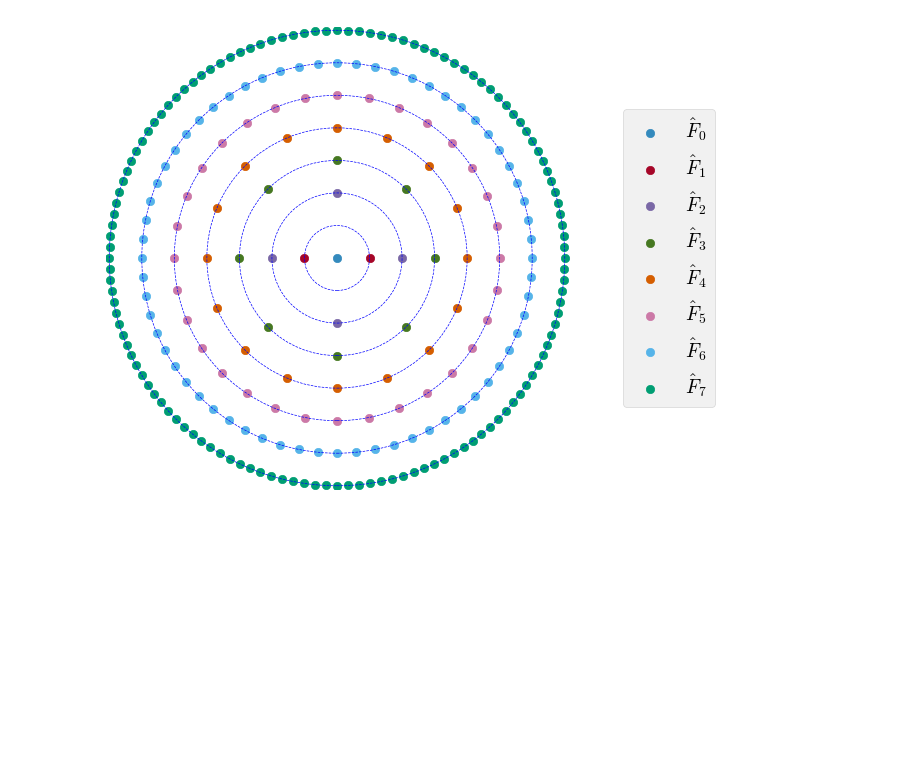
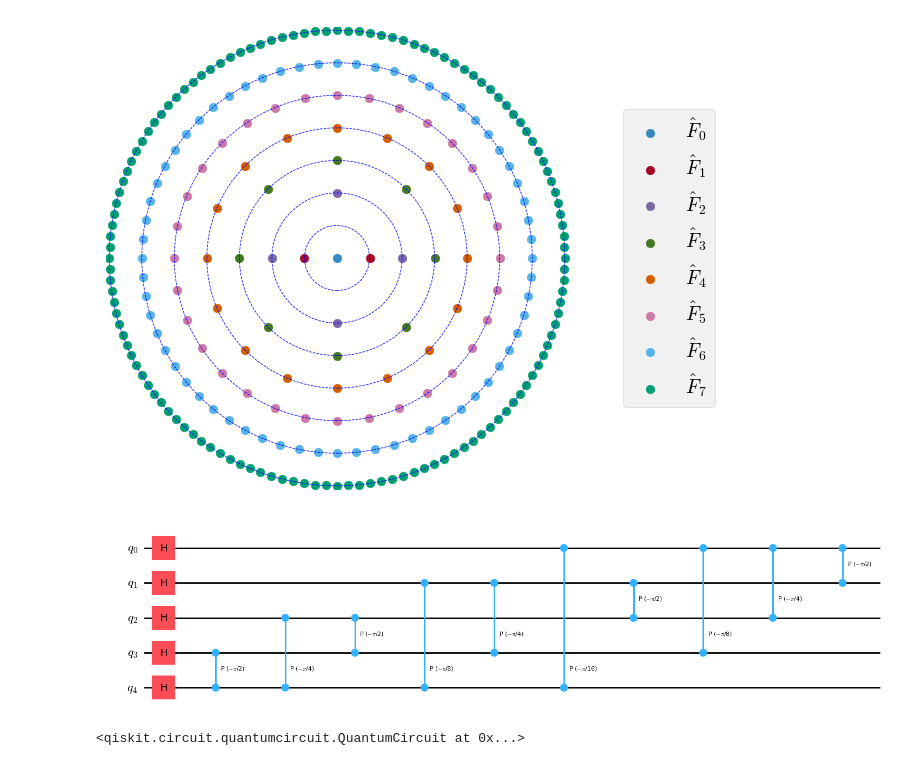
Before and after one commit to SolemnShark871/YAItQC, a Jupyter notebook: Chapters/Demos/f_indices.ipynb, the cells around one changed output. Saved outputs shown, nothing was run; the diff lists cells and outputs as text; code cells hidden in the pictures; blank space fills up the shorter version.

Commit message:
#13 added a diagram

```diff
--- a/Chapters/Demos/f_indices.ipynb
+++ b/Chapters/Demos/f_indices.ipynb
@@ -54,3 +82,51 @@ plt.show()
  5.89048623 5.93957361 5.988661   6.03774838 6.08683577 6.13592315
  6.18501054 6.23409792]
 [figure]
+# %%
+from qiskit import QuantumCircuit
+
+def print_qft(n, do_swaps=True, inverse=False, draw_mpl=False, name=None):
+    """
+    Build and print (or draw) an n-qubit QFT using Qiskit.
+
+    Parameters:
+    - n (int): number of qubits
+    - do_swaps (bool): whether to include final qubit-reversal swaps (default True)
+    - inverse (bool): if True, return/print the inverse QFT
+    - draw_mpl (bool): if True, draw using matplotlib (requires qiskit visualization backend)
+    - name (str|None): optional circuit name
+
+    Returns:
+    - QuantumCircuit: the constructed QFT circuit (or its inverse if inverse=True)
+    """
+    # pi and plt are available from earlier cells in the notebook
+    qc = QuantumCircuit(n, name=(name or f"qft_{n}"))
+
+    # Construct QFT: for each qubit j apply controlled-phase from k>j then H on j
+    for j in range(n):
+        for k in range(j + 1, n):
+            qc.cp(pi / 2 ** (k - j), k, j)
+        qc.h(j)
+
+    # Optional final swap to reverse qubit order
+    if do_swaps:
+        for i in range(n // 2):
+            qc.swap(i, n - i - 1)
+
+    # Optionally invert
+    if inverse:
+        qc = qc.inverse()
+
+    # Print or draw
+    if draw_mpl:
+        fig = qc.draw(output="mpl")
+        plt.show()
+    else:
+        print(qc)
+
+    return qc
+# %%
+print_qft(5, inverse= True, draw_mpl=True, do_swaps=False)
+# %% [output]
+[figure, added]
+<qiskit.circuit.quantumcircuit.QuantumCircuit at 0x...>
```
Also changed, not shown: parts of 3 cells of this notebook, 10 other files.
